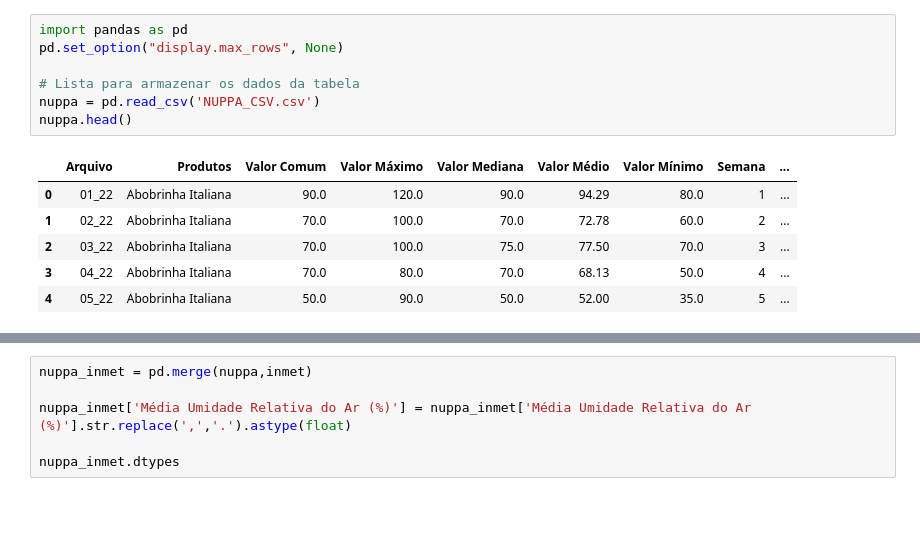
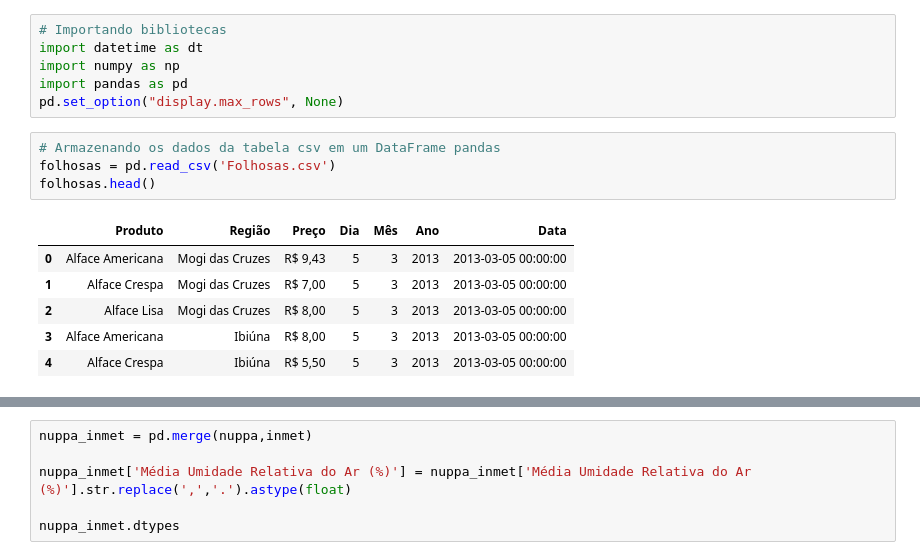
Before and after one commit to caioypaulino/TG-AnaliseDados, a Jupyter notebook: NUPPA.ipynb, the cells around one changed output, grey strips where cells are left out. Drawn from its saved outputs; the diff is of its cells as text; blank space fills up the shorter version.

```diff
--- a/NUPPA.ipynb
+++ b/NUPPA.ipynb
@@ -1,14 +1,17 @@
 # %%
+# Importando bibliotecas
+import datetime as dt
+import numpy as np
 import pandas as pd
 pd.set_option("display.max_rows", None)
-
-# Lista para armazenar os dados da tabela
-nuppa = pd.read_csv('NUPPA_CSV.csv')
-nuppa.head()
-# %% [output]
-|  | Arquivo | Produtos | Valor Comum | Valor Máximo | Valor Mediana | Valor Médio | Valor Mínimo | Semana | ... |
-| 0 | 01_22 | Abobrinha Italiana | 90.0 | 120.0 | 90.0 | 94.29 | 80.0 | 1 | ... |
-| 1 | 02_22 | Abobrinha Italiana | 70.0 | 100.0 | 70.0 | 72.78 | 60.0 | 2 | ... |
-| 2 | 03_22 | Abobrinha Italiana | 70.0 | 100.0 | 75.0 | 77.50 | 70.0 | 3 | ... |
-| 3 | 04_22 | Abobrinha Italiana | 70.0 | 80.0 | 70.0 | 68.13 | 50.0 | 4 | ... |
-| 4 | 05_22 | Abobrinha Italiana | 50.0 | 90.0 | 50.0 | 52.00 | 35.0 | 5 | ... |
+# %%
+# Armazenando os dados da tabela csv em um DataFrame pandas
+folhosas = pd.read_csv('Folhosas.csv')
+folhosas.head()
+# %% [output]
+|  | Produto | Região | Preço | Dia | Mês | Ano | Data |
+| 0 | Alface Americana | Mogi das Cruzes | R$ 9,43 | 5 | 3 | 2013 | 2013-03-05 00:00:00 |
+| 1 | Alface Crespa | Mogi das Cruzes | R$ 7,00 | 5 | 3 | 2013 | 2013-03-05 00:00:00 |
+| 2 | Alface Lisa | Mogi das Cruzes | R$ 8,00 | 5 | 3 | 2013 | 2013-03-05 00:00:00 |
+| 3 | Alface Americana | Ibiúna | R$ 8,00 | 5 | 3 | 2013 | 2013-03-05 00:00:00 |
+| 4 | Alface Crespa | Ibiúna | R$ 5,50 | 5 | 3 | 2013 | 2013-03-05 00:00:00 |
```
Also changed, not shown: parts of 7 cells of this notebook, 18 other files.
